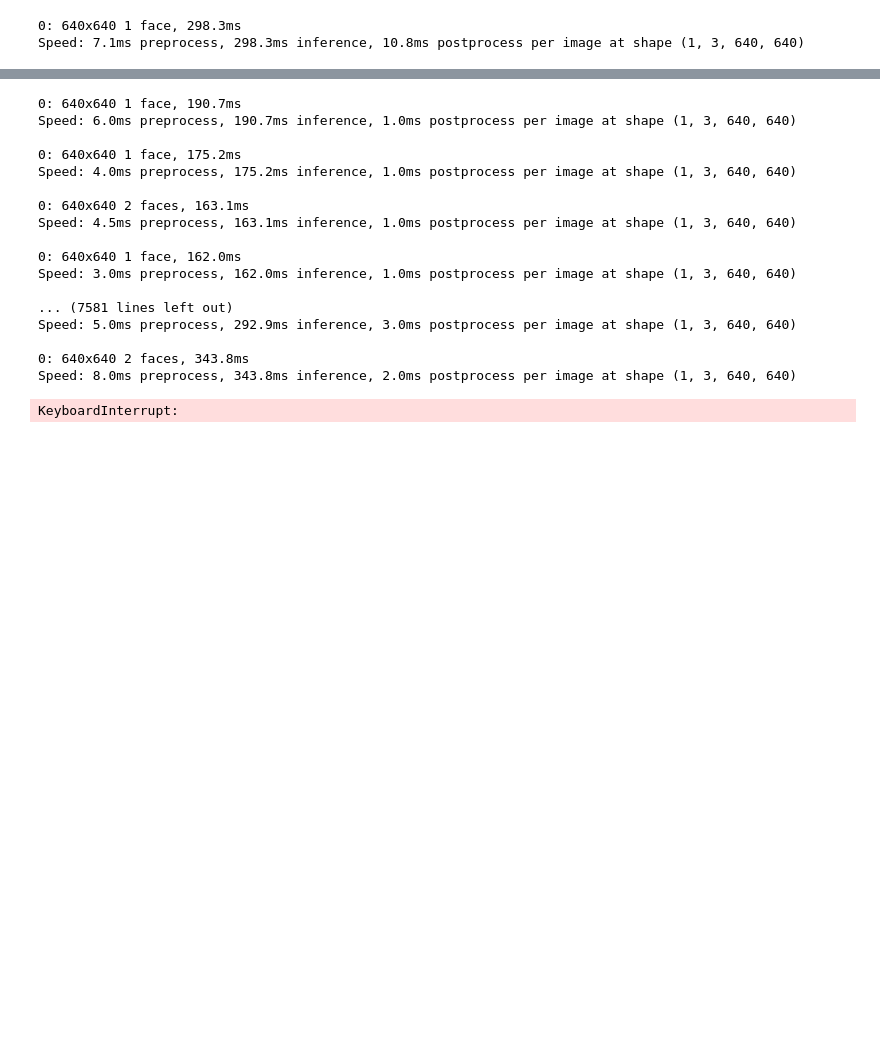
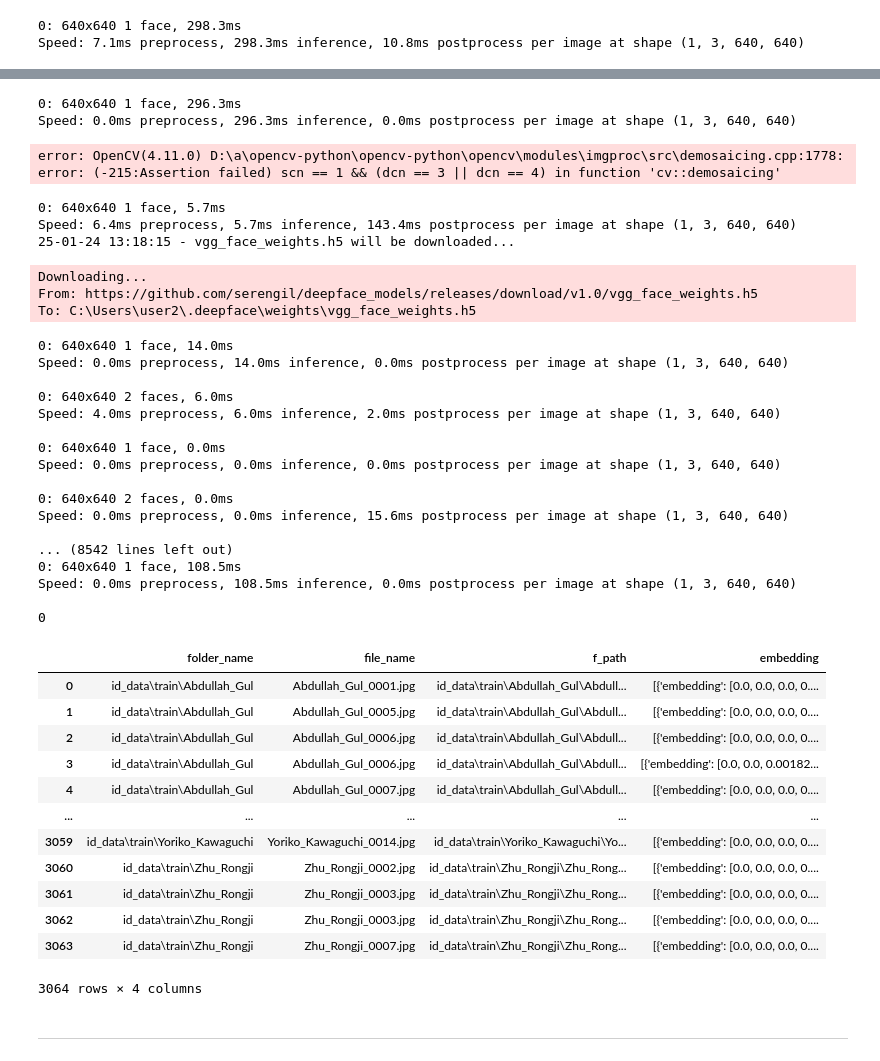
Before and after one commit to sollltit/hw-face-rec-and-id, a Jupyter notebook: Report_M2.ipynb, the cells around one changed output, grey strips where cells are left out. Saved outputs shown, nothing was run; the diff lists cells and outputs as text; code cells hidden in the pictures; blank space fills up the shorter version.

```diff
--- a/Report_M2.ipynb
+++ b/Report_M2.ipynb
@@ -459,6 +517,12 @@ def creat_emb(dir):
                         for box in res.boxes:
                             x1, y1, x2, y2 = map(int, box.xyxy[0])
                             crop = img[y1:y2, x1:x2]
+                            crop =cv2.cvtColor(crop, cv2.COLOR_BAYER_BGGR2RGB)
+                            plt.figure(figsize=(5, 5))
+                            plt.imshow(crop)
+                            plt.title("Cropped Image")               # отображение обрезанной части картинки
+                            plt.axis('off')
+                            plt.show()
                             try:
                                 embedding = DeepFace.represent(img_path = crop, model_name='VGG-Face')
                                 # добавляем результат в лист
@@ -474,32 +538,59 @@ def creat_emb(dir):
                                                 'embedding': None})
                 else:
                     print('ошибка! проблема с детекцией')
+                    results.append({'folder_name': None,
+                                     'file_name': None,
+                                     'f_path': None,
+                                     'embedding': None})
     return results
+train_fold = r'id_data\train'
+creat_emb(train_fold)
+# %% [output]
+0: 640x640 1 face, 296.3ms
+Speed: 0.0ms preprocess, 296.3ms inference, 0.0ms postprocess per image at shape (1, 3, 640, 640)
+error: OpenCV(4.11.0) D:\a\opencv-python\opencv-python\opencv\modules\imgproc\src\demosaicing.cpp:1778: error: (-215:Assertion failed) scn == 1 && (dcn == 3 || dcn == 4) in function 'cv::demosaicing'
 # %%
 # пути к папкам
 train_fold = r'id_data\train'
-valid_fold = r'id_data\valid'
-test_fold = r'id_data\test'
 
 df_train = pd.DataFrame(creat_emb(train_fold))
-df_valid = pd.DataFrame(creat_emb(valid_fold))
-df_test = pd.DataFrame(creat_emb(test_fold))
 # %% [output]
-0: 640x640 1 face, 190.7ms
-Speed: 6.0ms preprocess, 190.7ms inference, 1.0ms postprocess per image at shape (1, 3, 640, 640)
-
-0: 640x640 1 face, 175.2ms
-Speed: 4.0ms preprocess, 175.2ms inference, 1.0ms postprocess per image at shape (1, 3, 640, 640)
-
-0: 640x640 2 faces, 163.1ms
-Speed: 4.5ms preprocess, 163.1ms inference, 1.0ms postprocess per image at shape (1, 3, 640, 640)
-
-0: 640x640 1 face, 162.0ms
-Speed: 3.0ms preprocess, 162.0ms inference, 1.0ms postprocess per image at shape (1, 3, 640, 640)
-
-... (7581 lines left out)
-Speed: 5.0ms preprocess, 292.9ms inference, 3.0ms postprocess per image at shape (1, 3, 640, 640)
-
-0: 640x640 2 faces, 343.8ms
-Speed: 8.0ms preprocess, 343.8ms inference, 2.0ms postprocess per image at shape (1, 3, 640, 640)
+0: 640x640 1 face, 5.7ms
+Speed: 6.4ms preprocess, 5.7ms inference, 143.4ms postprocess per image at shape (1, 3, 640, 640)
+25-01-24 13:18:15 - vgg_face_weights.h5 will be downloaded...
-KeyboardInterrupt:
+Downloading...
+From: https://github.com/serengil/deepface_models/releases/download/v1.0/vgg_face_weights.h5
+To: C:\Users\user2\.deepface\weights\vgg_face_weights.h5
+0: 640x640 1 face, 14.0ms
+Speed: 0.0ms preprocess, 14.0ms inference, 0.0ms postprocess per image at shape (1, 3, 640, 640)
+
+0: 640x640 2 faces, 6.0ms
+Speed: 4.0ms preprocess, 6.0ms inference, 2.0ms postprocess per image at shape (1, 3, 640, 640)
+
+0: 640x640 1 face, 0.0ms
+Speed: 0.0ms preprocess, 0.0ms inference, 0.0ms postprocess per image at shape (1, 3, 640, 640)
+
+0: 640x640 2 faces, 0.0ms
+Speed: 0.0ms preprocess, 0.0ms inference, 15.6ms postprocess per image at shape (1, 3, 640, 640)
+
+... (8542 lines left out)
+0: 640x640 1 face, 108.5ms
+Speed: 0.0ms preprocess, 108.5ms inference, 0.0ms postprocess per image at shape (1, 3, 640, 640)
+
+0
+# %%
+df_train
+# %% [output]
+|  | folder_name | file_name | f_path | embedding |
+| 0 | id_data\train\Abdullah_Gul | Abdullah_Gul_0001.jpg | id_data\train\Abdullah_Gul\Abdull... | [{'embedding': [0.0, 0.0, 0.0, 0.... |
+| 1 | id_data\train\Abdullah_Gul | Abdullah_Gul_0005.jpg | id_data\train\Abdullah_Gul\Abdull... | [{'embedding': [0.0, 0.0, 0.0, 0.... |
+| 2 | id_data\train\Abdullah_Gul | Abdullah_Gul_0006.jpg | id_data\train\Abdullah_Gul\Abdull... | [{'embedding': [0.0, 0.0, 0.0, 0.... |
+| 3 | id_data\train\Abdullah_Gul | Abdullah_Gul_0006.jpg | id_data\train\Abdullah_Gul\Abdull... | [{'embedding': [0.0, 0.0, 0.00182... |
+| 4 | id_data\train\Abdullah_Gul | Abdullah_Gul_0007.jpg | id_data\train\Abdullah_Gul\Abdull... | [{'embedding': [0.0, 0.0, 0.0, 0.... |
+| ... | ... | ... | ... | ... |
+| 3059 | id_data\train\Yoriko_Kawaguchi | Yoriko_Kawaguchi_0014.jpg | id_data\train\Yoriko_Kawaguchi\Yo... | [{'embedding': [0.0, 0.0, 0.0, 0.... |
+| 3060 | id_data\train\Zhu_Rongji | Zhu_Rongji_0002.jpg | id_data\train\Zhu_Rongji\Zhu_Rong... | [{'embedding': [0.0, 0.0, 0.0, 0.... |
+| 3061 | id_data\train\Zhu_Rongji | Zhu_Rongji_0003.jpg | id_data\train\Zhu_Rongji\Zhu_Rong... | [{'embedding': [0.0, 0.0, 0.0, 0.... |
+| 3062 | id_data\train\Zhu_Rongji | Zhu_Rongji_0003.jpg | id_data\train\Zhu_Rongji\Zhu_Rong... | [{'embedding': [0.0, 0.0, 0.0, 0.... |
+| 3063 | id_data\train\Zhu_Rongji | Zhu_Rongji_0007.jpg | id_data\train\Zhu_Rongji\Zhu_Rong... | [{'embedding': [0.0, 0.0, 0.0, 0.... |
+3064 rows × 4 columns
@@ -505,0 +599,2 @@ KeyboardInterrupt:
+# %% [markdown]
+______________________________________________________________________________________________________________________________________________________
```
Also changed, not shown: parts of 31 cells of this notebook, 2 other files.
